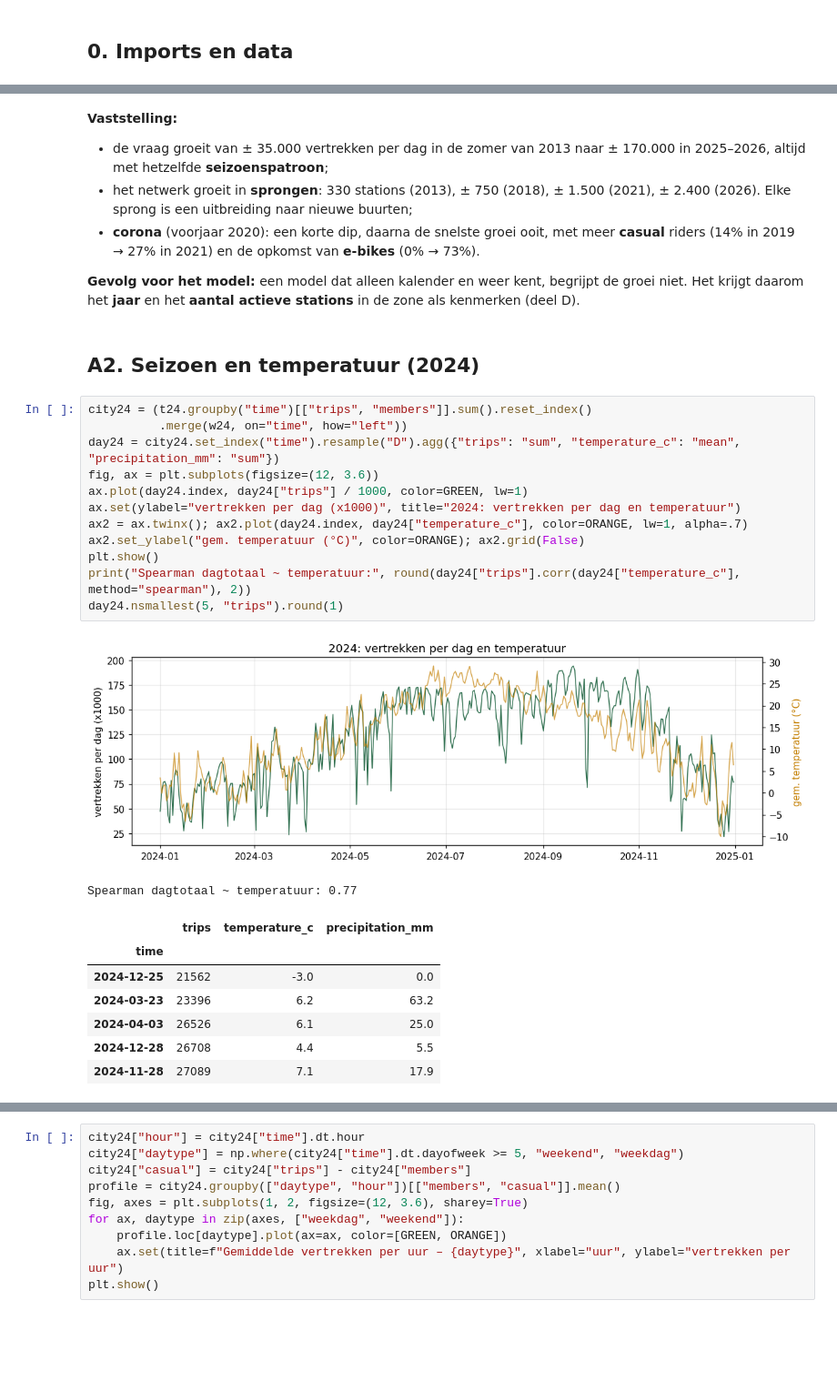
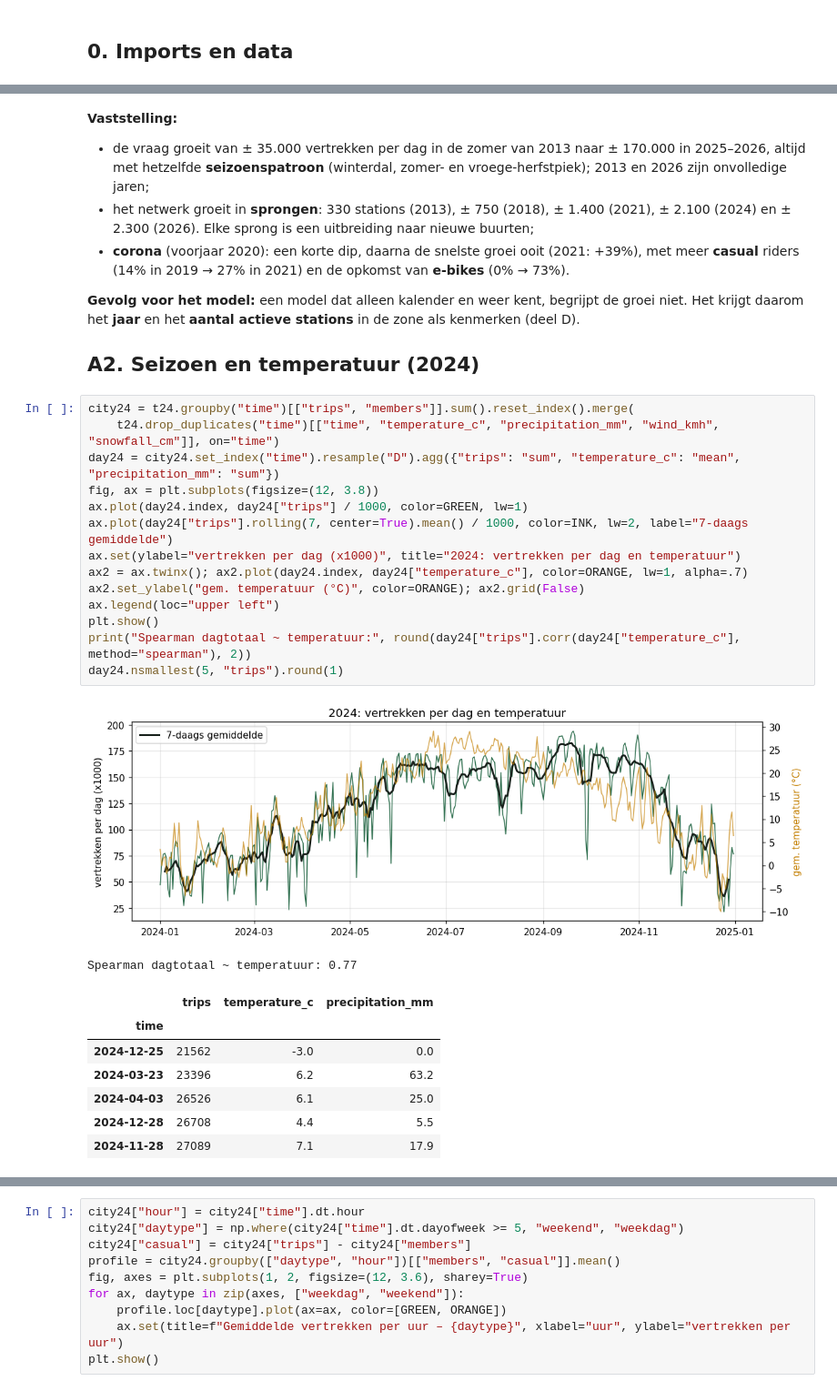
Before and after one commit to dmitcher7/CloudAI-Challenge, a Jupyter notebook: citi_bike/Kobe/Final/02_analyse_en_modellen.ipynb, the cells around one changed output, grey strips where cells are left out. Shown at 91% size. Drawn from its saved outputs; the diff is of its cells as text; blank space fills up the shorter version.

Commit message:
waren een paar fouten in de finale documenten geraakt. deze zijn er normaal uit.

```diff
--- a/citi_bike/Kobe/Final/02_analyse_en_modellen.ipynb
+++ b/citi_bike/Kobe/Final/02_analyse_en_modellen.ipynb
@@ -119,27 +109,29 @@ yearly = table.groupby(table["time"].dt.year)[["trips", "members", "electric"]].
 | % e-bike | 0.0 | 0.0 | 0.0 | 0.0 | 0.0 | 0.0 | 0.0 | 14.1 | 31.8 | 39.3 | 50.1 | ... |
 # %% [markdown]
 **Vaststelling:**
-- de vraag groeit van ± 35.000 vertrekken per dag in de zomer van 2013 naar ± 170.000 in 2025–2026, altijd met hetzelfde **seizoenspatroon**;
-- het netwerk groeit in **sprongen**: 330 stations (2013), ± 750 (2018), ± 1.500 (2021), ± 2.400 (2026). Elke sprong is een uitbreiding naar nieuwe buurten;
-- **corona** (voorjaar 2020): een korte dip, daarna de snelste groei ooit, met meer **casual** riders (14% in 2019 → 27% in 2021) en de opkomst van **e-bikes** (0% → 73%).
+- de vraag groeit van ± 35.000 vertrekken per dag in de zomer van 2013 naar ± 170.000 in 2025–2026, altijd met hetzelfde **seizoenspatroon** (winterdal, zomer- en vroege-herfstpiek); 2013 en 2026 zijn onvolledige jaren;
+- het netwerk groeit in **sprongen**: 330 stations (2013), ± 750 (2018), ± 1.400 (2021), ± 2.100 (2024) en ± 2.300 (2026). Elke sprong is een uitbreiding naar nieuwe buurten;
+- **corona** (voorjaar 2020): een korte dip, daarna de snelste groei ooit (2021: +39%), met meer **casual** riders (14% in 2019 → 27% in 2021) en de opkomst van **e-bikes** (0% → 73%).
 
 **Gevolg voor het model:** een model dat alleen kalender en weer kent, begrijpt de groei niet. Het krijgt daarom het **jaar** en het **aantal actieve stations** in de zone als kenmerken (deel D).
+
+## A2. Seizoen en temperatuur (2024)
-# %% [markdown]
-## A2. Seizoen en temperatuur (2024)
 # %%
-city24 = (t24.groupby("time")[["trips", "members"]].sum().reset_index()
-          .merge(w24, on="time", how="left"))
+city24 = t24.groupby("time")[["trips", "members"]].sum().reset_index().merge(
+    t24.drop_duplicates("time")[["time", "temperature_c", "precipitation_mm", "wind_kmh", "snowfall_cm"]], on="time")
 day24 = city24.set_index("time").resample("D").agg({"trips": "sum", "temperature_c": "mean", "precipitation_mm": "sum"})
-fig, ax = plt.subplots(figsize=(12, 3.6))
+fig, ax = plt.subplots(figsize=(12, 3.8))
 ax.plot(day24.index, day24["trips"] / 1000, color=GREEN, lw=1)
+ax.plot(day24["trips"].rolling(7, center=True).mean() / 1000, color=INK, lw=2, label="7-daags gemiddelde")
 ax.set(ylabel="vertrekken per dag (x1000)", title="2024: vertrekken per dag en temperatuur")
 ax2 = ax.twinx(); ax2.plot(day24.index, day24["temperature_c"], color=ORANGE, lw=1, alpha=.7)
 ax2.set_ylabel("gem. temperatuur (°C)", color=ORANGE); ax2.grid(False)
+ax.legend(loc="upper left")
 plt.show()
 print("Spearman dagtotaal ~ temperatuur:", round(day24["trips"].corr(day24["temperature_c"], method="spearman"), 2))
 day24.nsmallest(5, "trips").round(1)
 # %% [output]
-[figure, old version]
+[figure, new version]
 Spearman dagtotaal ~ temperatuur: 0.77
 |  | trips | temperature_c | precipitation_mm |
 | time |  |  |  |
```
Also changed, not shown: parts of 182 cells of this notebook, 13 other files.
